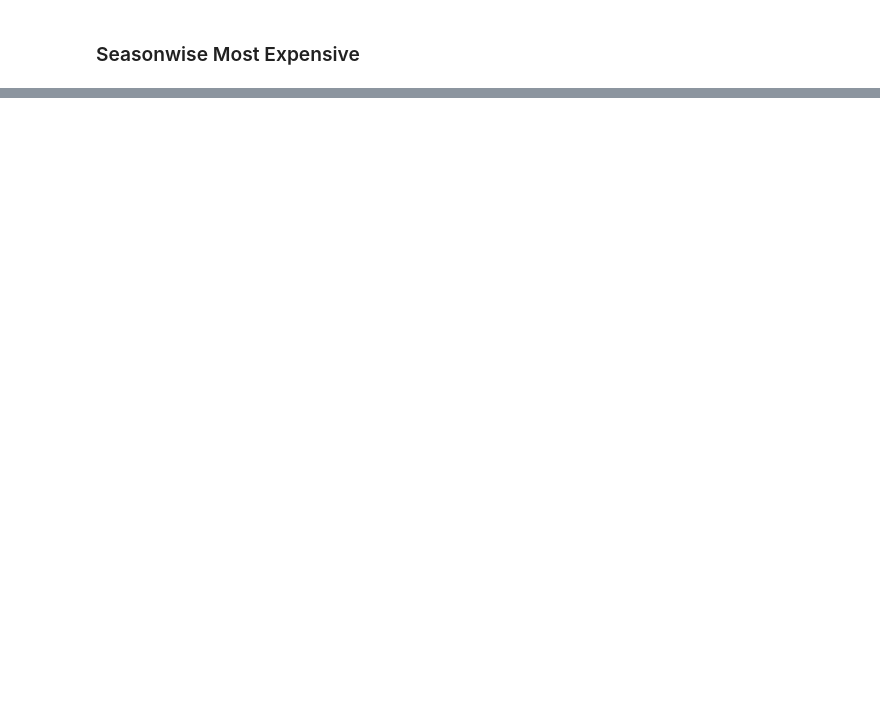
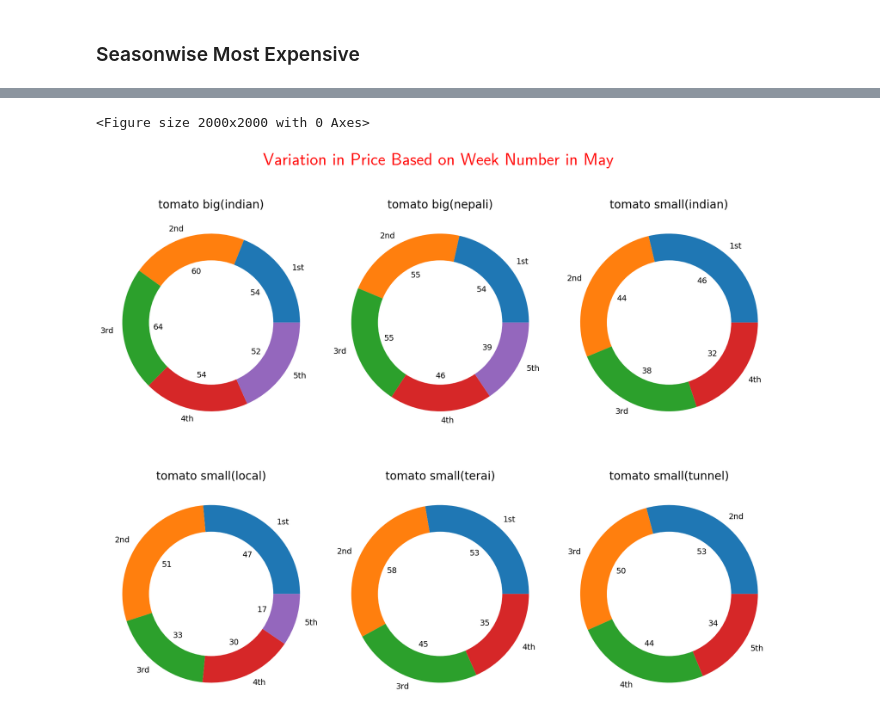
Before and after one commit to Shadowwalker10/data-analysis, a Jupyter notebook: kalimati-data-analysis.ipynb, the cells around one changed output, grey strips where cells are left out. Cells and saved outputs as stored; diff of their text form; code cells hidden in the pictures; blank space fills up the shorter version.

Commit message:
Kaggle Notebook | kalimati_data_analysis | incident-based-analysis

```diff
--- a/kalimati-data-analysis.ipynb
+++ b/kalimati-data-analysis.ipynb
@@ -654,0 +984,3 @@ for season in max_price.index:
+# %%
+fonts = [f.name for f in matplotlib.font_manager.fontManager.ttflist]
+select_font = fonts[np.random.randint(0, len(fonts))]
@@ -654,0 +1045,4 @@ for season in max_price.index:
+# %%
+p = inflect.engine()
+data["Week_of_Month"] = data["Date"].dt.day.apply(lambda x: p.ordinal((x-1)//7+1))
+data.head()
@@ -654,0 +1056,5 @@ for season in max_price.index:
+# %%
+data_select = data[(data["Month"]=="May")&(data["Year"]==2023)]
+data_select = data_select[data_select["Commodity"].str.contains("tomato", case = False)]
+data_select.reset_index(drop = True, inplace = True)
+data_select.head()
@@ -654,0 +1068,4 @@ for season in max_price.index:
+# %%
+daywise_grp = data_select.groupby(["Commodity", "Week_of_Month"])["Average"].mean().unstack(level = 0)
+daywise_grp.fillna(0, inplace = True)
+daywise_grp
@@ -654,0 +1080,24 @@ for season in max_price.index:
+# %%
+plt.figure(figsize = (20,20))
+fig, ax = plt.subplots(nrows = 2, ncols = 3, figsize = (17,15))
+ax = ax.ravel()
+for i in range(len(ax)):
+    values = daywise_grp[daywise_grp.columns[i]].values
+    labels = daywise_grp.index
+    filtered_values = [x for x, label in zip(values, labels) if x!=0]
+    filtered_labels = [label for x, label in zip(values, labels) if x!=0]
+    wedges, text, autotexts = ax[i].pie(x = filtered_values,
+              labels = filtered_labels, autopct = make_autopct(filtered_values, fontsize = 30))
+    for text, autotext in zip(text, autotexts):
+        text.set_fontsize(14)
+        autotext.set_fontsize(14)
+    circle = plt.Circle((0,0), radius = 0.70, fc = "white")
+    ax[i].add_patch(circle)
+    ax[i].set_title(grouped_tomato.columns[i], fontsize = 20)
+
+plt.suptitle("Variation in Price Based on Week Number in May", fontsize = 30, color = "red", fontname = select_font)
+plt.tight_layout()
+plt.show()
+# %% [output]
+<Figure size 2000x2000 with 0 Axes>
+[figure, added]
```
Also changed, not shown: parts of 65 cells of this notebook.
